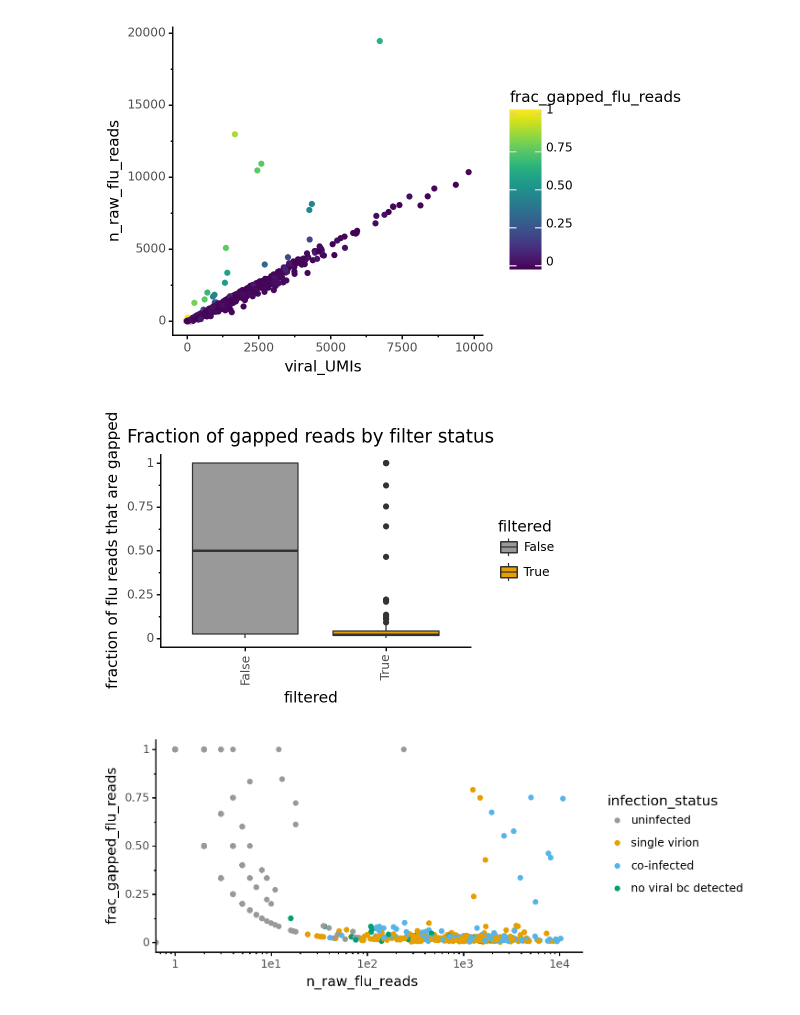
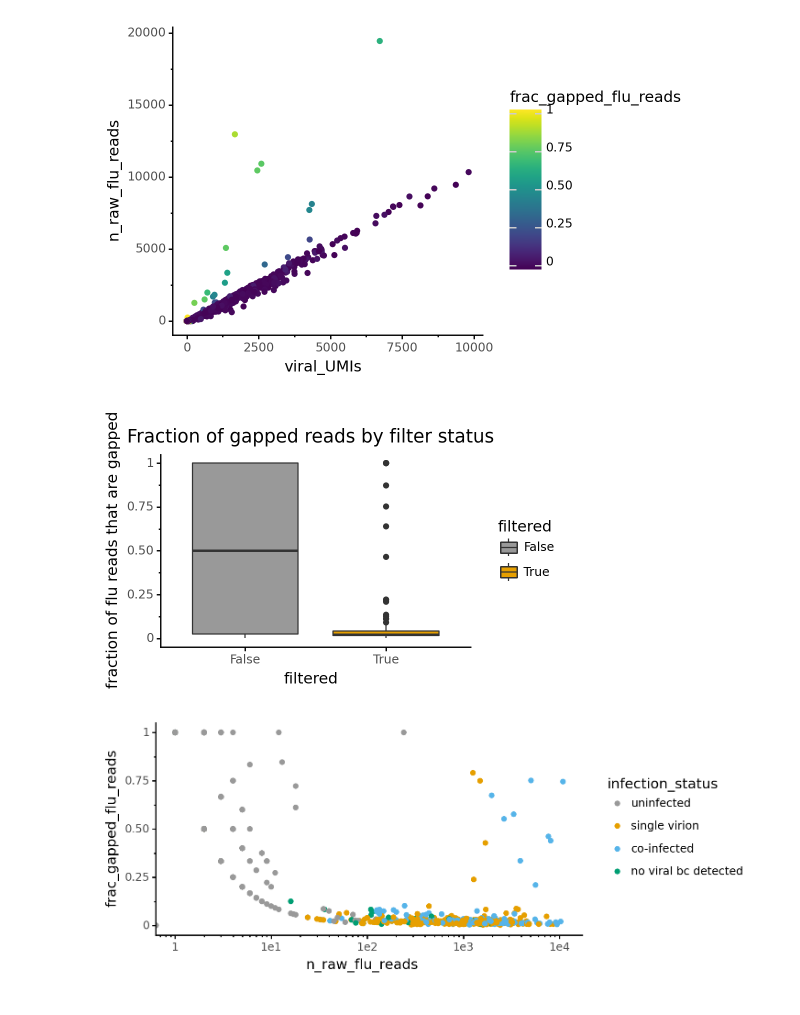
Before and after one commit to jbloomlab/barcoded_flu_pdmH1N1, a Jupyter notebook: notebooks/analyze_cell_gene_matrix.ipynb, the cells around one changed output. Cells and saved outputs as stored; diff of their text form; code cells hidden in the pictures.

Commit message:
addd weird position_dodge2 parameter to address rendering error.

```diff
--- a/notebooks/analyze_cell_gene_matrix.ipynb
+++ b/notebooks/analyze_cell_gene_matrix.ipynb
@@ -1196,18 +1195,17 @@ _ = p.draw()
 # %%
 p = (ggplot(adata.obs.query('n_raw_flu_reads > 0'),
             aes(x='filtered', y='frac_gapped_flu_reads', fill = 'filtered')) +
      geom_boxplot() +
-     theme(figure_size=(4, 2.5),
-           axis_text_x=element_text(angle=90)) +
+     theme(figure_size=(4, 2.5)) +
      ggtitle('Fraction of gapped reads by filter status') +
      ylab('fraction of flu reads that are gapped') +
      xlab('filtered') +
      scale_fill_manual(values=cbpalette[0:])
      )
 
-_ = p.draw()
+_ = p.draw(position_dodge2(width = 0.1))
 # %% [output]
-[figure, old version]
+[figure, new version]
 # %%
 p = (ggplot(adata.obs.query('not filtered'),
             aes(x='n_raw_flu_reads',y='frac_gapped_flu_reads', color='infection_status')) +
```
Also changed, not shown: parts of 9 cells of this notebook, 1 other file.
